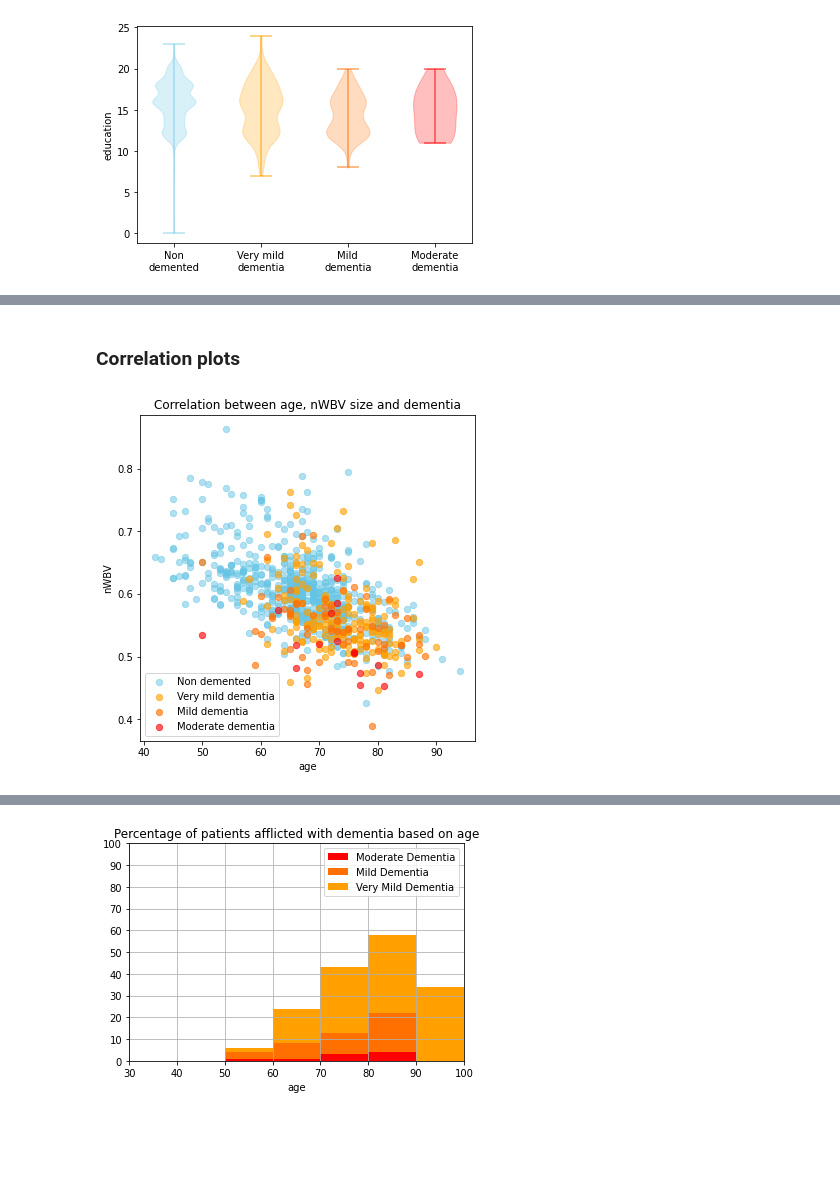
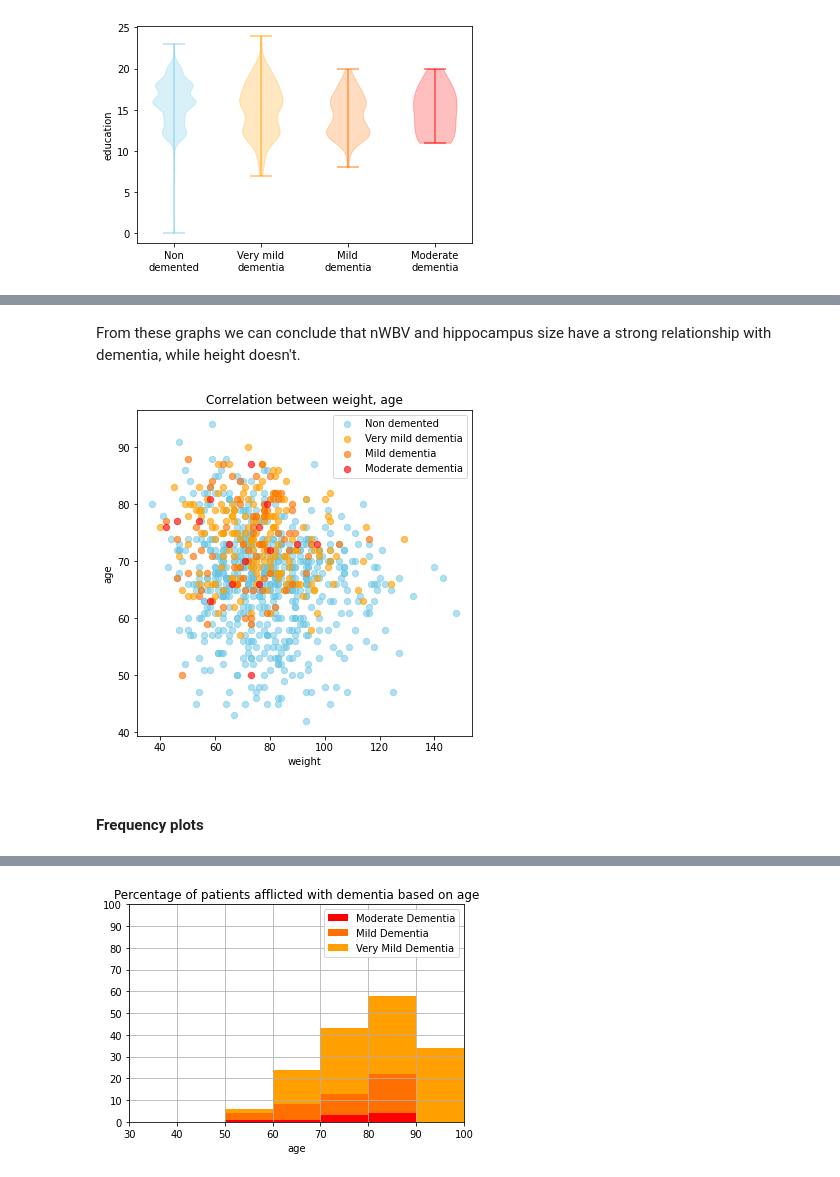
Before and after one commit to xCocco0/alzheimer-recognition, a Jupyter notebook: alzheimer.ipynb, the cells around one changed output, grey strips where cells are left out. Saved outputs shown, nothing was run; the diff lists cells and outputs as text; code cells hidden in the pictures; blank space fills up the shorter version.

```diff
--- a/alzheimer.ipynb
+++ b/alzheimer.ipynb
@@ -96,20 +187,12 @@ plt.show()
+# %% [markdown]
+From these graphs we can conclude that nWBV and hippocampus size have a strong relationship with dementia, while height doesn't.
+# %%
+#@title Customise your plot
+x = "weight" #@param ["age", "height", "weight", "eTIV", "brainVol", "nWBV", "ventricleVol", "ventricleRatio", "hcVol", "hcRatio"]
+y = "age" #@param ["age", "height", "weight", "eTIV", "brainVol", "nWBV", "ventricleVol", "ventricleRatio", "hcVol", "hcRatio"]
+
+corr_plot(x,y)
+# %% [output]
+[figure, added]
 # %% [markdown]
-### Correlation plots
+#### Frequency plots
-# %%
-def corr_plot(x,y,title=f"Correlation between {x}, {y} size and dementia",labelx=x,labely=y,dotsize=40):
-  fig, ax = plt.subplots(figsize=(6, 6))
-  for i in range(0,4):
-    ax.scatter(df[df.cdr == index2cdr[i]][x],
-              df[df.cdr == index2cdr[i]][y],
-              c = index2color[i],
-              label = index2label[i], s = dotsize)
-  ax.legend()
-  ax.set_title(f"Correlation between {x}, {y} size and dementia")
-  plt.xlabel(x)
-  plt.ylabel(y)
-  plt.show()
-
-corr_plot('age','nWBV',
-          "Correlation between Brain Volume / Age and dementia",'Age (years)','nWBV')
-# %% [output]
-[figure, removed]
```
Also changed, not shown: parts of 35 cells of this notebook.
